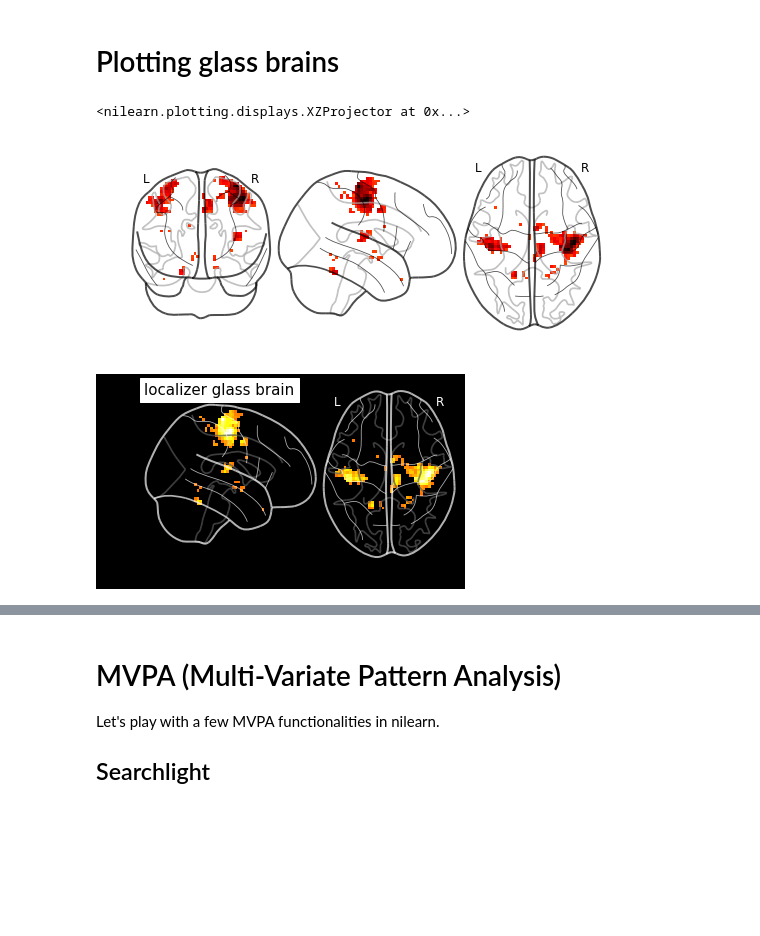
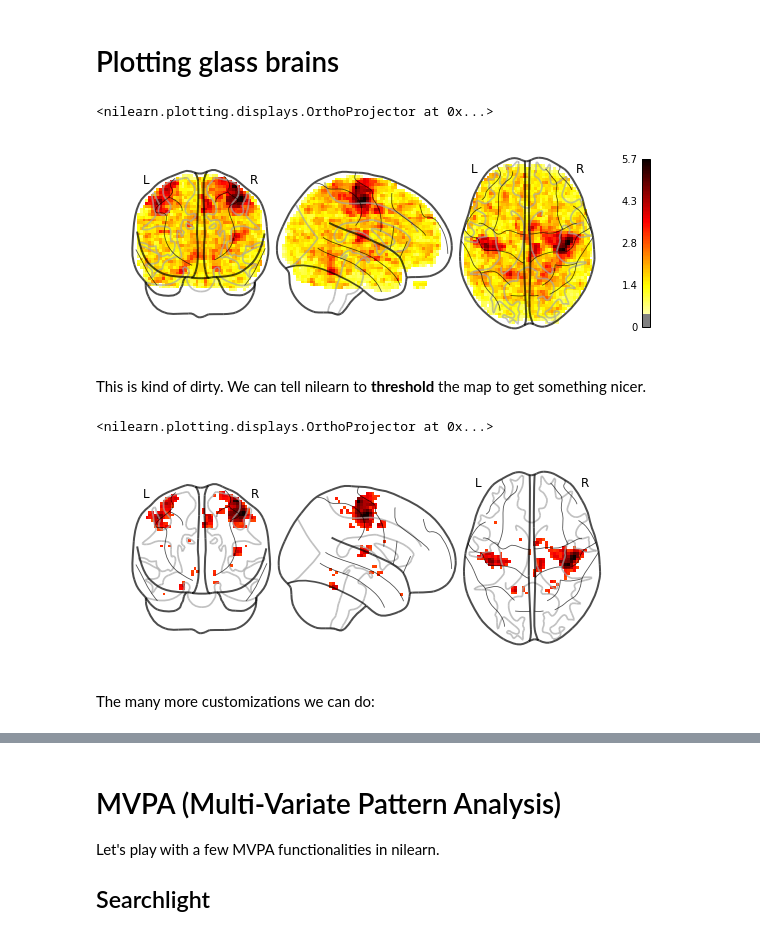
Before and after one commit to dohmatob/teaching, a Jupyter notebook: rwth_python/nilearn_tutorial.ipynb, the cells around one changed output, grey strips where cells are left out. Saved outputs shown, nothing was run; the diff lists cells and outputs as text; code cells hidden in the pictures; blank space fills up the shorter version.

```diff
--- a/rwth_python/nilearn_tutorial.ipynb
+++ b/rwth_python/nilearn_tutorial.ipynb
@@ -80,13 +80,18 @@ Plotting glass brains
 # %%
 from nilearn import plotting
 
 localizer_tmap_filename = localizer_dataset.tmaps[1]
-plotting.plot_glass_brain(localizer_tmap_filename, threshold=3)
 
-plotting.plot_glass_brain(
-    localizer_tmap_filename, title='localizer glass brain',
-    black_bg=True, display_mode='xz', threshold=3)
+plotting.plot_glass_brain(localizer_tmap_filename, colorbar=True)
 # %% [output]
-<nilearn.plotting.displays.XZProjector at 0x...>
+<nilearn.plotting.displays.OrthoProjector at 0x...>
-[figure, old version]
+[figure, new version]
-[figure, removed]
+# %% [markdown]
+This is kind of dirty. We can tell nilearn to **threshold** the map to get something nicer.
+# %%
+plotting.plot_glass_brain(localizer_tmap_filename, threshold=3)
+# %% [output]
+<nilearn.plotting.displays.OrthoProjector at 0x...>
+[figure, added]
+# %% [markdown]
+The many more customizations we can do:
```
Also changed, not shown: parts of 11 cells of this notebook, 3 other files.
